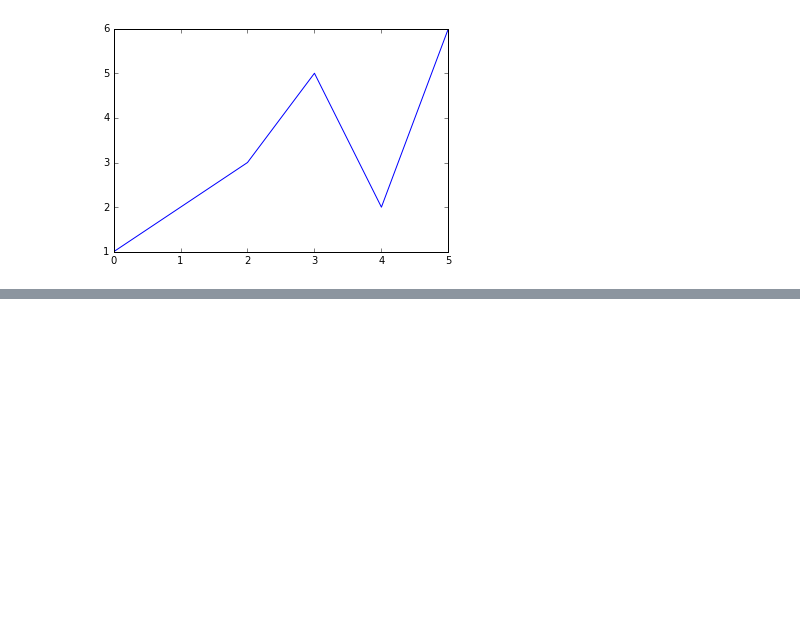
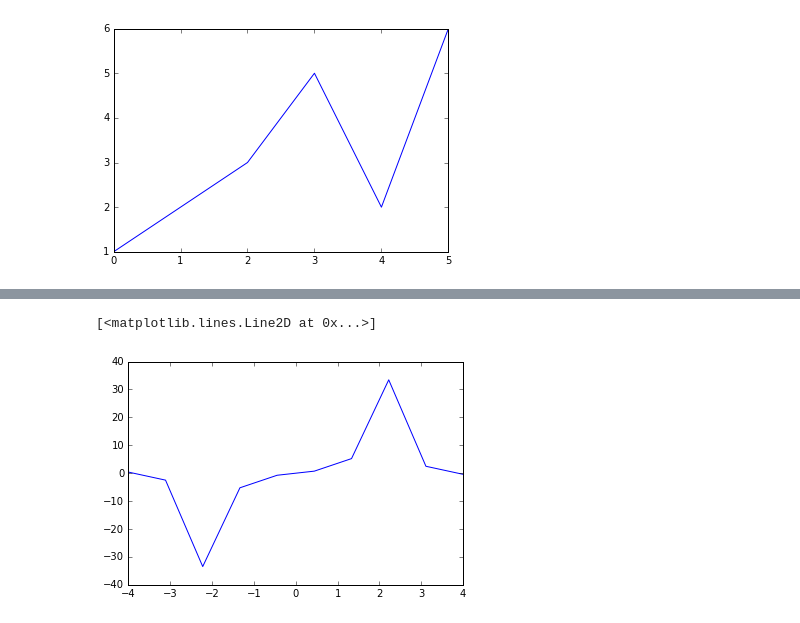
Before and after one commit to KJE2001/seminars, a Jupyter notebook: getting_started.ipynb, the cells around one changed output, grey strips where cells are left out. Saved outputs shown, nothing was run; the diff lists cells and outputs as text; code cells hidden in the pictures; blank space fills up the shorter version.

```diff
--- a/getting_started.ipynb
+++ b/getting_started.ipynb
@@ -45,0 +130,3 @@ show(p)
+# %%
+x = np.linspace(-4, 4, 10)
+print(x)
@@ -45,0 +138,3 @@ show(p)
+# %%
+y = 10 * x**3 * np.exp(-x**2) + np.sin(x**5) / np.cos(x**3)
+print(y)
@@ -45,0 +149,5 @@ show(p)
+# %%
+plt.plot(x, y)
+# %% [output]
+[<matplotlib.lines.Line2D at 0x...>]
+[figure, added]
```
Also changed, not shown: parts of 30 cells of this notebook.
